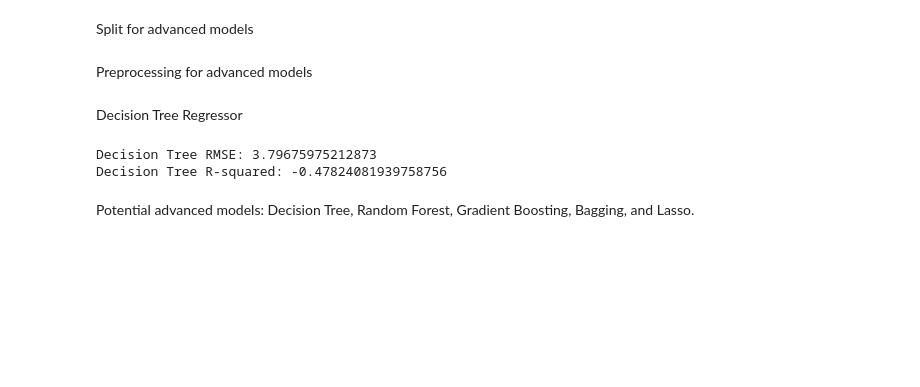
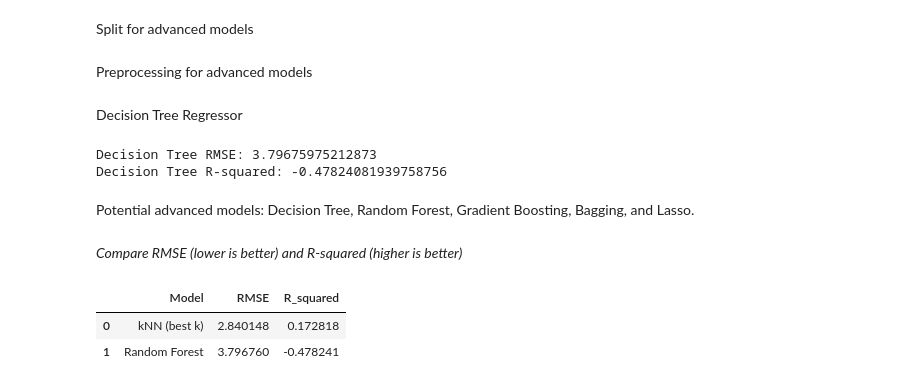
Before and after one commit to NickMoir2/DS3001-Project, a Jupyter notebook: project_code.ipynb, the cells around one changed output. Saved outputs shown, nothing was run; the diff lists cells and outputs as text; code cells hidden in the pictures; blank space fills up the shorter version.

```diff
--- a/project_code.ipynb
+++ b/project_code.ipynb
@@ -240,3 +302,17 @@ Decision Tree RMSE: 3.79675975212873
 Decision Tree R-squared: -0.47824081939758756
 # %% [markdown]
 Potential advanced models: Decision Tree, Random Forest, Gradient Boosting, Bagging, and Lasso.
+# %% [markdown]
+*Compare RMSE (lower is better) and R-squared (higher is better)*
+# %%
+comparison = pd.DataFrame({
+    "Model": ["kNN (best k)", "Random Forest"],
+    "RMSE": [knn_rmse, tree_rmse],
+    "R_squared": [knn_r2, tree_r2]
+})
+
+comparison
+# %% [output]
+|  | Model | RMSE | R_squared |
+| 0 | kNN (best k) | 2.840148 | 0.172818 |
+| 1 | Random Forest | 3.796760 | -0.478241 |
```
Also changed, not shown: parts of 4 cells of this notebook.
